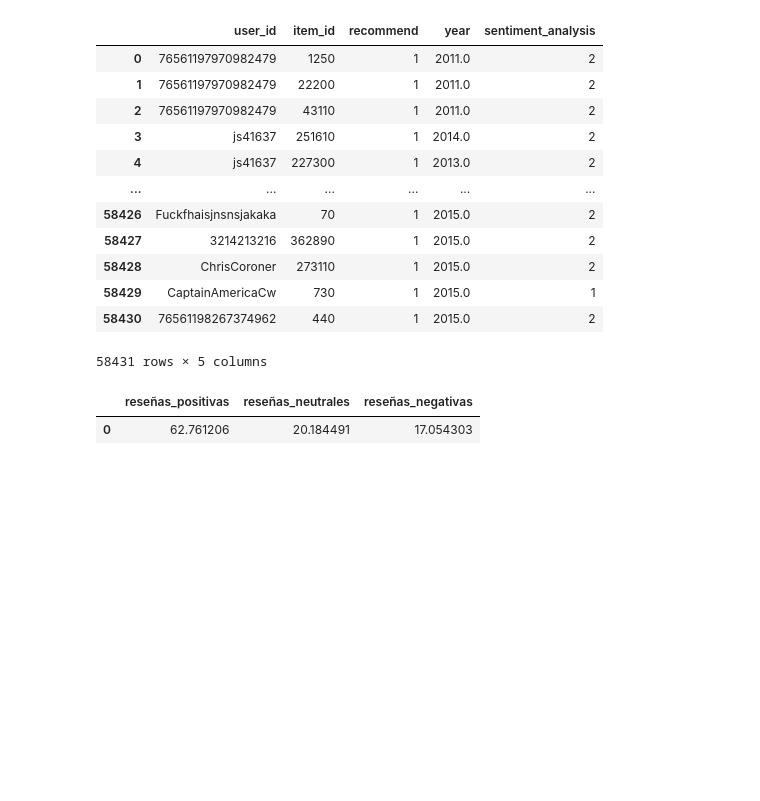
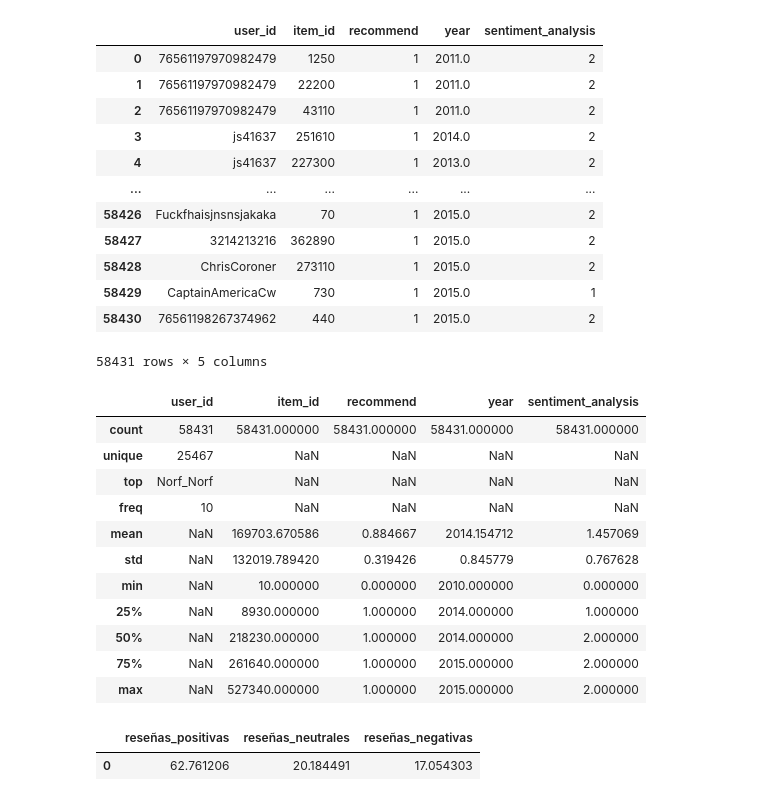
Before and after one commit to Lukitens/PI_ML_OPS, a Jupyter notebook: eda.ipynb, the cells around one changed output. Drawn from its saved outputs; the diff is of its cells as text; code cells hidden in the pictures; blank space fills up the shorter version.

```diff
--- a/eda.ipynb
+++ b/eda.ipynb
@@ -146,6 +178,21 @@ reviews
 | 58429 | CaptainAmericaCw | 730 | 1 | 2015.0 | 1 |
 | 58430 | 76561198267374962 | 440 | 1 | 2015.0 | 2 |
 58431 rows × 5 columns
+# %%
+reviews.describe(include="all")
+# %% [output]
+|  | user_id | item_id | recommend | year | sentiment_analysis |
+| count | 58431 | 58431.000000 | 58431.000000 | 58431.000000 | 58431.000000 |
+| unique | 25467 | NaN | NaN | NaN | NaN |
+| top | Norf_Norf | NaN | NaN | NaN | NaN |
+| freq | 10 | NaN | NaN | NaN | NaN |
+| mean | NaN | 169703.670586 | 0.884667 | 2014.154712 | 1.457069 |
+| std | NaN | 132019.789420 | 0.319426 | 0.845779 | 0.767628 |
+| min | NaN | 10.000000 | 0.000000 | 2010.000000 | 0.000000 |
+| 25% | NaN | 8930.000000 | 1.000000 | 2014.000000 | 1.000000 |
+| 50% | NaN | 218230.000000 | 1.000000 | 2014.000000 | 2.000000 |
+| 75% | NaN | 261640.000000 | 1.000000 | 2015.000000 | 2.000000 |
+| max | NaN | 527340.000000 | 1.000000 | 2015.000000 | 2.000000 |
 # %%
 ypositivo = (len(reviews[reviews["sentiment_analysis"] == 2]) / len(reviews)) * 100
 yneutral = (len(reviews[reviews["sentiment_analysis"] == 1]) / len(reviews)) * 100
```
Also changed, not shown: parts of 5 cells of this notebook.
